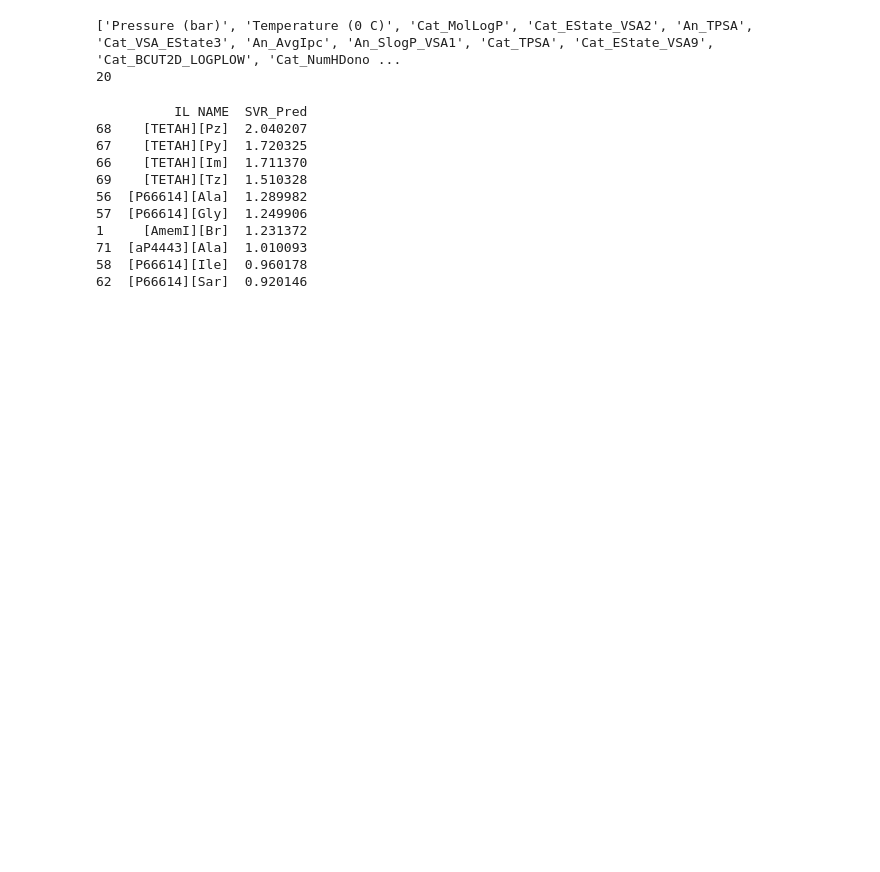
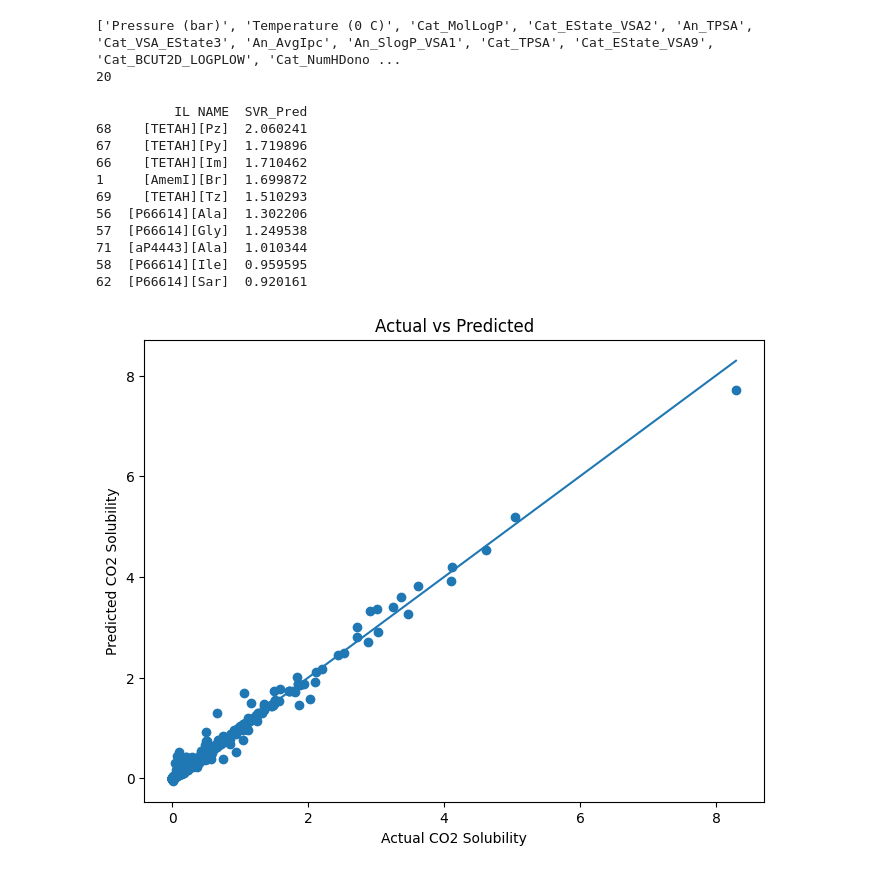
Before and after one commit to Jaideepsingh11/CO2_Solubility_Prediction_Using_Ionic_Liquids, a Jupyter notebook: notebooks/SVM.ipynb, the cells around one changed output. Saved outputs shown, nothing was run; the diff lists cells and outputs as text; code cells hidden in the pictures; blank space fills up the shorter version.

```diff
--- a/notebooks/SVM.ipynb
+++ b/notebooks/SVM.ipynb
@@ -181,0 +183,5 @@ Error:
+# %%
+svr_rbf = SVR(kernel='rbf', C= 922.289879569342, gamma=0.06310087837121596, epsilon=0.010275041113330151)
+svr_rbf.fit(X_train_scaled, y_train)
+
+y_pred_rbf = svr_rbf.predict(X_test_scaled)
@@ -220,13 +268,30 @@ top5_rf = rf_ranking.sort_values(by="SVR_Pred",ascending=False).head(10)
 print(top5_rf)
 # %% [output]
           IL NAME  SVR_Pred
-68    [TETAH][Pz]  2.040207
-67    [TETAH][Py]  1.720325
-66    [TETAH][Im]  1.711370
-69    [TETAH][Tz]  1.510328
-56  [P66614][Ala]  1.289982
-57  [P66614][Gly]  1.249906
-1     [AmemI][Br]  1.231372
-71  [aP4443][Ala]  1.010093
-58  [P66614][Ile]  0.960178
-62  [P66614][Sar]  0.920146
+68    [TETAH][Pz]  2.060241
+67    [TETAH][Py]  1.719896
+66    [TETAH][Im]  1.710462
+1     [AmemI][Br]  1.699872
+69    [TETAH][Tz]  1.510293
+56  [P66614][Ala]  1.302206
+57  [P66614][Gly]  1.249538
+71  [aP4443][Ala]  1.010344
+58  [P66614][Ile]  0.959595
+62  [P66614][Sar]  0.920161
+# %%
+plt.figure(figsize=(8,6))
+
+plt.scatter(y_test, y_pred_rbf)
+
+plt.plot(
+    [y_test.min(), y_test.max()],
+    [y_test.min(), y_test.max()]
+)
+
+plt.xlabel("Actual CO2 Solubility")
+plt.ylabel("Predicted CO2 Solubility")
+plt.title("Actual vs Predicted")
+
+plt.show()
+# %% [output]
+[figure, added]
```
Also changed, not shown: parts of 6 cells of this notebook, 12 other files.
